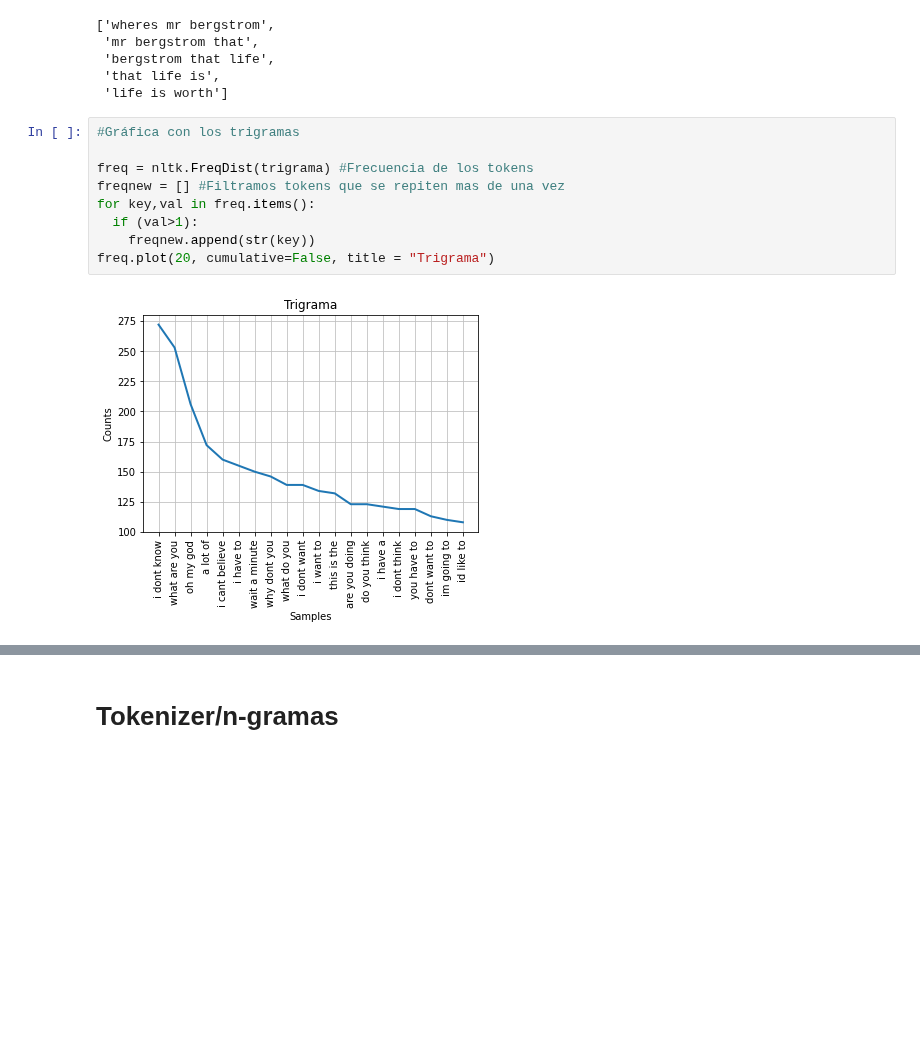
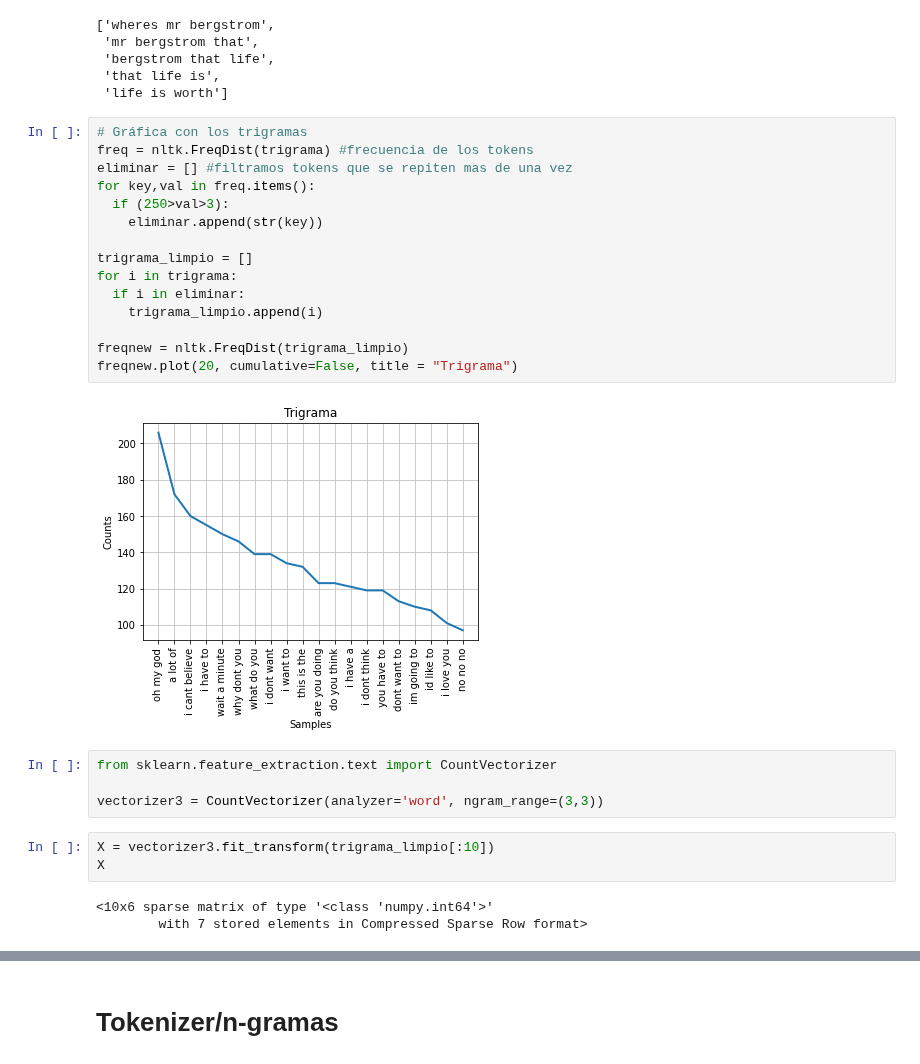
Before and after one commit to JuliethLopez/chatbot_simpsons, a Jupyter notebook: Modelo_de_Clasificacion_ngrams_validation.ipynb, the cells around one changed output, grey strips where cells are left out. Cells and saved outputs as stored; diff of their text form; blank space fills up the shorter version.

```diff
--- a/Modelo_de_Clasificacion_ngrams_validation.ipynb
+++ b/Modelo_de_Clasificacion_ngrams_validation.ipynb
@@ -188,13 +190,29 @@ trigrama[:5]
  'that life is',
  'life is worth']
 # %%
-#Gráfica con los trigramas
+# Gráfica con los trigramas
+freq = nltk.FreqDist(trigrama) #frecuencia de los tokens
+eliminar = [] #filtramos tokens que se repiten mas de una vez
+for key,val in freq.items():
+  if (250>val>3):
+    eliminar.append(str(key))
 
-freq = nltk.FreqDist(trigrama) #Frecuencia de los tokens
-freqnew = [] #Filtramos tokens que se repiten mas de una vez
-for key,val in freq.items():
-  if (val>1):
-    freqnew.append(str(key))
-freq.plot(20, cumulative=False, title = "Trigrama")
+trigrama_limpio = []
+for i in trigrama:
+  if i in eliminar:
+    trigrama_limpio.append(i)
+
+freqnew = nltk.FreqDist(trigrama_limpio)
+freqnew.plot(20, cumulative=False, title = "Trigrama")
 # %% [output]
-[figure, old version]
+[figure, new version]
+# %%
+from sklearn.feature_extraction.text import CountVectorizer
+
+vectorizer3 = CountVectorizer(analyzer='word', ngram_range=(3,3))
+# %%
+X = vectorizer3.fit_transform(trigrama_limpio[:10])
+X
+# %% [output]
+<10x6 sparse matrix of type '<class 'numpy.int64'>'
+        with 7 stored elements in Compressed Sparse Row format>
```
Also changed, not shown: parts of 9 cells of this notebook.
